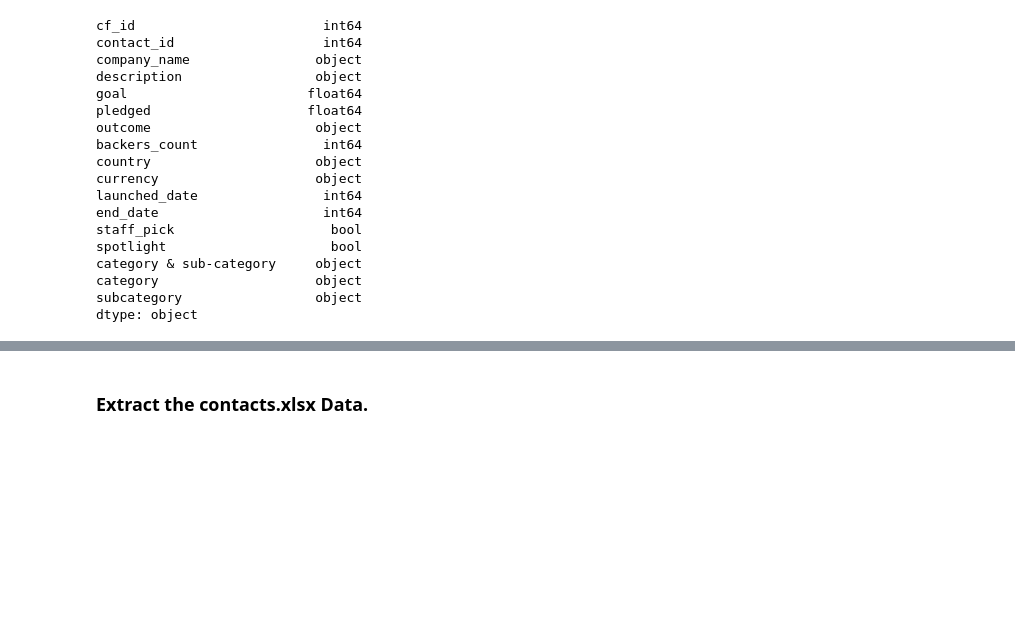
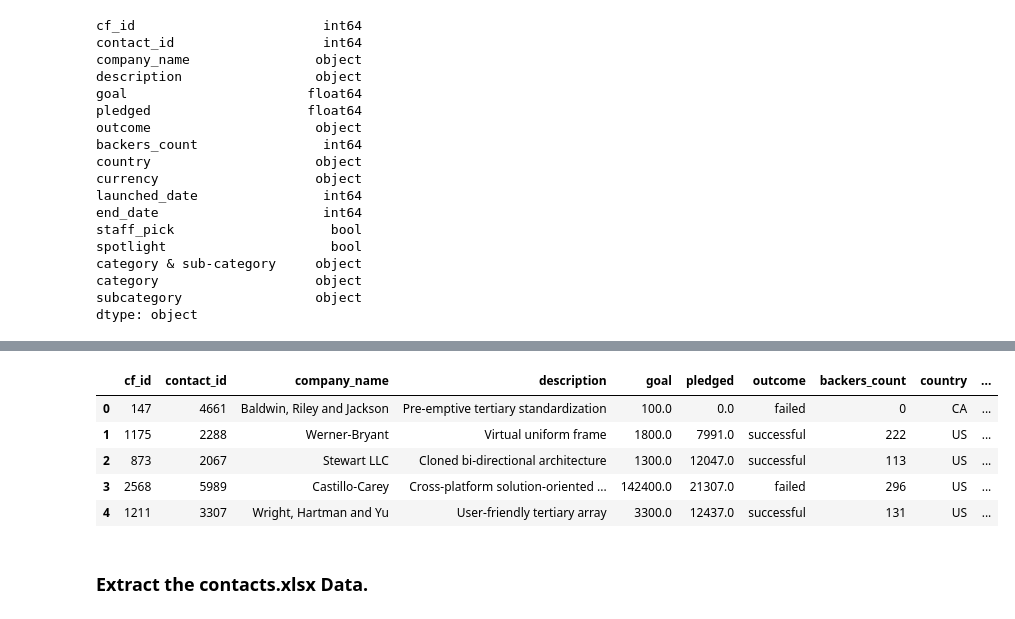
Before and after one commit to amdruggan/Crowdfunding_ETL, a Jupyter notebook: ETL_Mini_Project_ADruggan.ipynb, the cells around one changed output, grey strips where cells are left out. Saved outputs shown, nothing was run; the diff lists cells and outputs as text; code cells hidden in the pictures; blank space fills up the shorter version.

Commit message:
Updating ADruggan and Campaign.csv

```diff
--- a/ETL_Mini_Project_ADruggan.ipynb
+++ b/ETL_Mini_Project_ADruggan.ipynb
@@ -208,0 +200,7 @@ campaign_df.head()
+# %%
+# Rename the blurb, launched_at, and deadline columns.
+# blurb to description
+# launched_at to launch_date
+# deadline to end_date
+campaign_df.rename(columns={'blurb': 'description', 'launched_at': 'launch_date', 'deadline': 'end_date'}, inplace=True)
+campaign_df.head()
@@ -209,3 +214,11 @@ campaign_df.head()
 # %%
 # Convert the goal and pledged columns to a `float` data type.
+
+# Goal conversion
+campaign_df['goal'] = campaign_df['goal'].astype(float)
+
+# Pledged conversion
+campaign_df['pledged'] = campaign_df['pledged'].astype(float)
+
+campaign_df.info()
 # %% [output]
@@ -239,6 +264,14 @@ dtype: object
 # %%
 # Format the launched_date and end_date columns to datetime format
 from datetime import datetime as dt
+
+# Launch date format
+campaign_df['launch_date'] = pd.to_datetime(campaign_df['launch_date'], unit='s')
+
+# End date format
+campaign_df['end_date'] = pd.to_datetime(campaign_df['end_date'], unit='s')
+
+campaign_df.head()
 # %% [output]
 |  | cf_id | contact_id | company_name | description | goal | pledged | outcome | backers_count | country | ... |
 | 0 | 147 | 4661 | Baldwin, Riley and Jackson | Pre-emptive tertiary standardization | 100.0 | 0.0 | failed | 0 | CA | ... |
@@ -247,9 +280,12 @@ from datetime import datetime as dt
 | 3 | 2156 | 4941 | Mcdonald, Gonzalez and Ross | Vision-oriented fresh-thinking co... | 4200.0 | 2477.0 | failed | 24 | US | ... |
 | 4 | 1365 | 2199 | Larson-Little | Proactive foreground core | 7600.0 | 5265.0 | failed | 53 | US | ... |
 # %%
-# Merge the campaign_df with the category_df on the "category" column and
-# the subcategory_df on the "subcategory" column.
+# Merge the campaign_df with the category_df on the "category" column
+campaign_merged_df = pd.merge(campaign_df, category_df, on='category')
 
+# Merge the campaign_merged_df with the subcategory_df on the "subcategory" column
+campaign_merged_df = pd.merge(campaign_merged_df, subcategory_df, on='subcategory')
 
-campaign_merged_df.tail(10)
+# Print the last 10 rows of the merged DataFrame
+print(campaign_merged_df.tail(10))
 # %% [output]
@@ -276,2 +309,22 @@ campaign_merged_df.tail(10)
+# %%
+# Drop unwanted columns
+
+# Unwanted Columns:
+# staff_pick
+# spotlight
+# category & sub-category
+# category
+# subcategory
+
+campaign_merged_df.drop(columns=['staff_pick', 'spotlight', 'category & sub-category', 'category', 'subcategory'], inplace=True)
+
+campaign_merged_df.head()
+# %% [output]
+|  | cf_id | contact_id | company_name | description | goal | pledged | outcome | backers_count | country | ... |
+| 0 | 147 | 4661 | Baldwin, Riley and Jackson | Pre-emptive tertiary standardization | 100.0 | 0.0 | failed | 0 | CA | ... |
+| 1 | 1175 | 2288 | Werner-Bryant | Virtual uniform frame | 1800.0 | 7991.0 | successful | 222 | US | ... |
+| 2 | 873 | 2067 | Stewart LLC | Cloned bi-directional architecture | 1300.0 | 12047.0 | successful | 113 | US | ... |
+| 3 | 2568 | 5989 | Castillo-Carey | Cross-platform solution-oriented ... | 142400.0 | 21307.0 | failed | 296 | US | ... |
+| 4 | 1211 | 3307 | Wright, Hartman and Yu | User-friendly tertiary array | 3300.0 | 12437.0 | successful | 131 | US | ... |
 # %%
 # Export the DataFrame as a CSV file.
```
Also changed, not shown: parts of 8 cells of this notebook, 1 other file.
